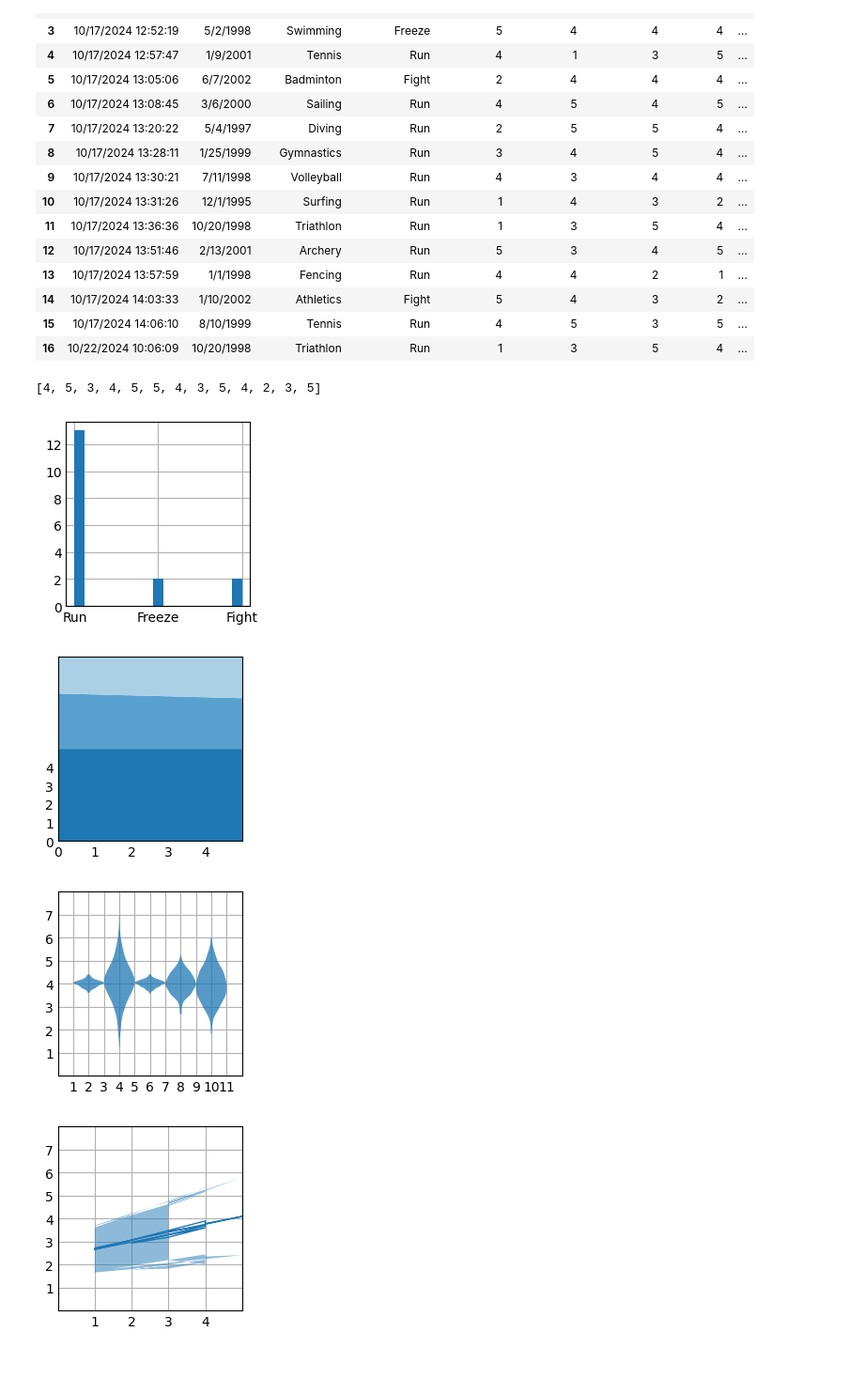
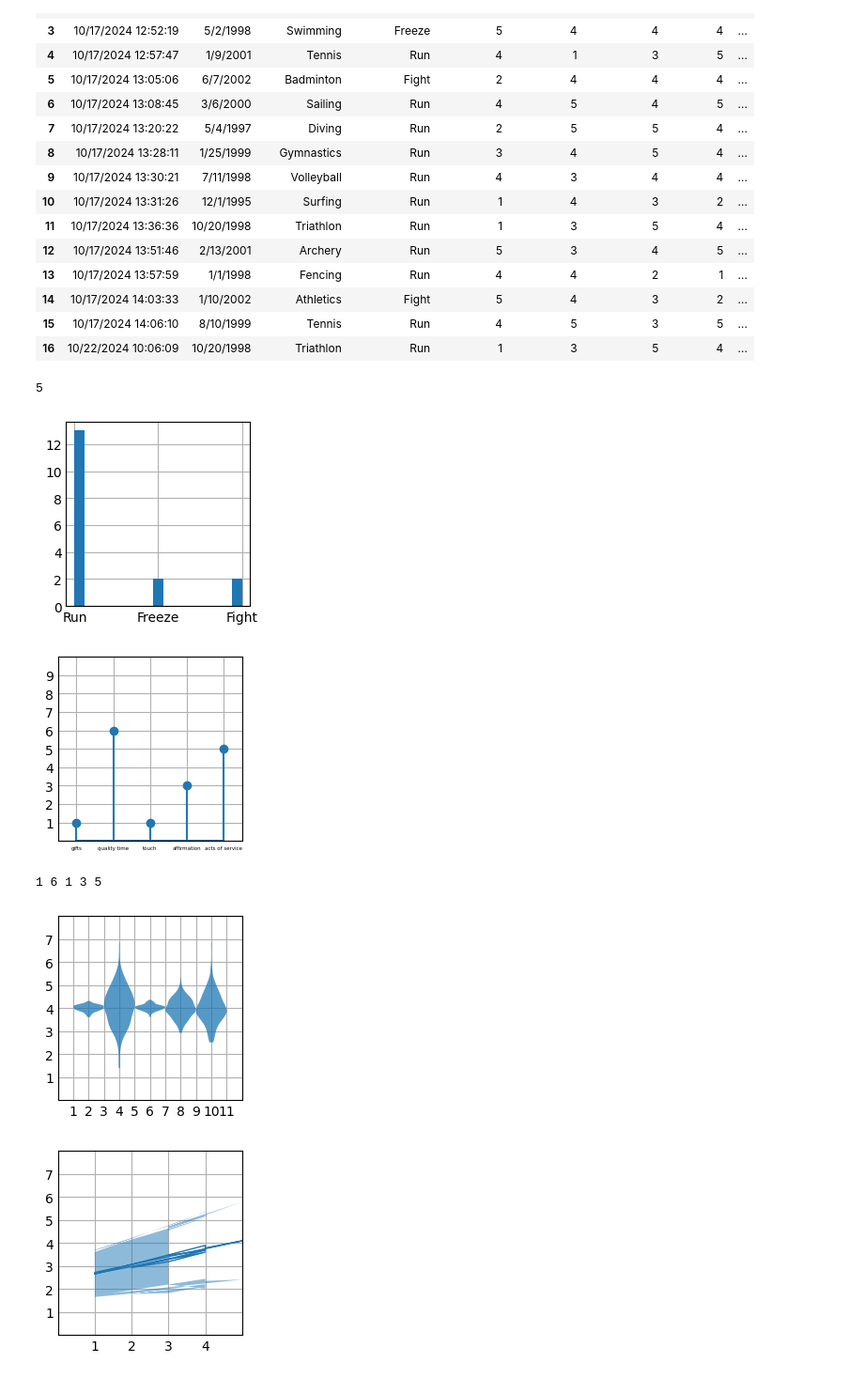
Before and after one commit to bbokecta/angels-among-us, a Jupyter notebook: angels_chart.ipynb, the cells around one changed output. Shown at 94% size. Cells and saved outputs as stored; diff of their text form; code cells hidden in the pictures.

Commit message:
added stem graph to show what languages runners love

```diff
--- a/angels_chart.ipynb
+++ b/angels_chart.ipynb
@@ -35,41 +35,53 @@ runners_list = answers_df[[runner for runner in answers_df.fight_or_flight == 'R
 runners_love_gifts = runners_list['love_gifts'].tolist().count(5)
 runners_love_time = runners_list['love_time'].tolist().count(5)
 runners_dont_love_time = runners_list['love_time'].tolist().count(1)
-runners_love_touch = runners_list['love_touch'].tolist()
-runners_love_words = runners_list['love_words'].tolist()
-runners_love_service = runners_list['love_service'].tolist()
+runners_love_touch = runners_list['love_touch'].tolist().count(5)
+runners_love_words = runners_list['love_words'].tolist().count(5)
+runners_love_service = runners_list['love_service'].tolist().count(5)
 
 print(runners_love_service)
 # %% [output]
-[4, 5, 3, 4, 5, 5, 4, 3, 5, 4, 2, 3, 5]
+5
-# %%
-plt.style.use('_mpl-gallery')
-x = np.arange(0,260,20)
-y = np.vstack([runners_list['love_time'], runners_list['love_gifts'], runners_list['love_touch']])
-
-# # runners_love_time.dot(runners_height)
 # %%
+#histogram
+
 plt.style.use('_mpl-gallery')
 x = np.arange(0,260,20)
 y = np.vstack([runners_list['love_time'], runners_list['love_gifts'], runners_list['love_touch']])
 
 plt.hist(answers_df.fight_or_flight, bins=17)
-fig, ax = plt.subplots()
-ax.stackplot(x, y)
-
-ax.set(xlim=(0, 5), xticks=np.arange(0, 5),
-       ylim=(0, 10), yticks=np.arange(0, 5))
 
 plt.show()
 # %% [output]
 [figure]
-[figure, removed]
+# %%
+#stem chart
+
+# make data
+x = 0.5 + np.arange(5)
+y = [runners_love_gifts, runners_love_time, runners_love_touch, runners_love_words, runners_love_service]
+
+# plot
+fig, ax = plt.subplots()
+
+ax.stem(x, y)
+
+ax.set(xlim=(0, 5), xticks=np.arange(0.5, 5.5),
+       ylim=(0, 10), yticks=np.arange(1, 10))
+
+x_tick_labels = ['gifts', 'quality time', 'touch', 'affirmation', 'acts of service']
+ax.set_xticklabels(x_tick_labels, rotation='horizontal', fontsize=4)
+
+plt.show()
+
+print(runners_love_gifts, runners_love_time, runners_love_touch, runners_love_words, runners_love_service)
+# %% [output]
+[figure, added]
+1 6 1 3 5
 # %%
+#violin plot
+
 scale = 7
-runners_love_touch = runners_list['love_touch'].tolist().count(5)
-runners_love_words = runners_list['love_words'].tolist().count(5)
-runners_love_service = runners_list['love_service'].tolist().count(5)
-# D = np.random.normal(runners_list['love_time'], runners_list['love_gifts'], runners_list['love_touch'])
 D = np.random.normal((4, 4, 4, 4, 4), (runners_love_gifts/scale,
                                        runners_love_time/scale,
                                        runners_love_touch/scale,
@@ -88,7 +100,7 @@ ax.set(xlim=(0, 12), xticks=np.arange(1, 12),
 
 plt.show()
 # %% [output]
-[figure, old version]
+[figure, new version]
 # %%
 from collections import Counter
 runners_who_touch = runners_list['love_touch'].tolist()
```
Also changed, not shown: parts of 1 cell of this notebook.
